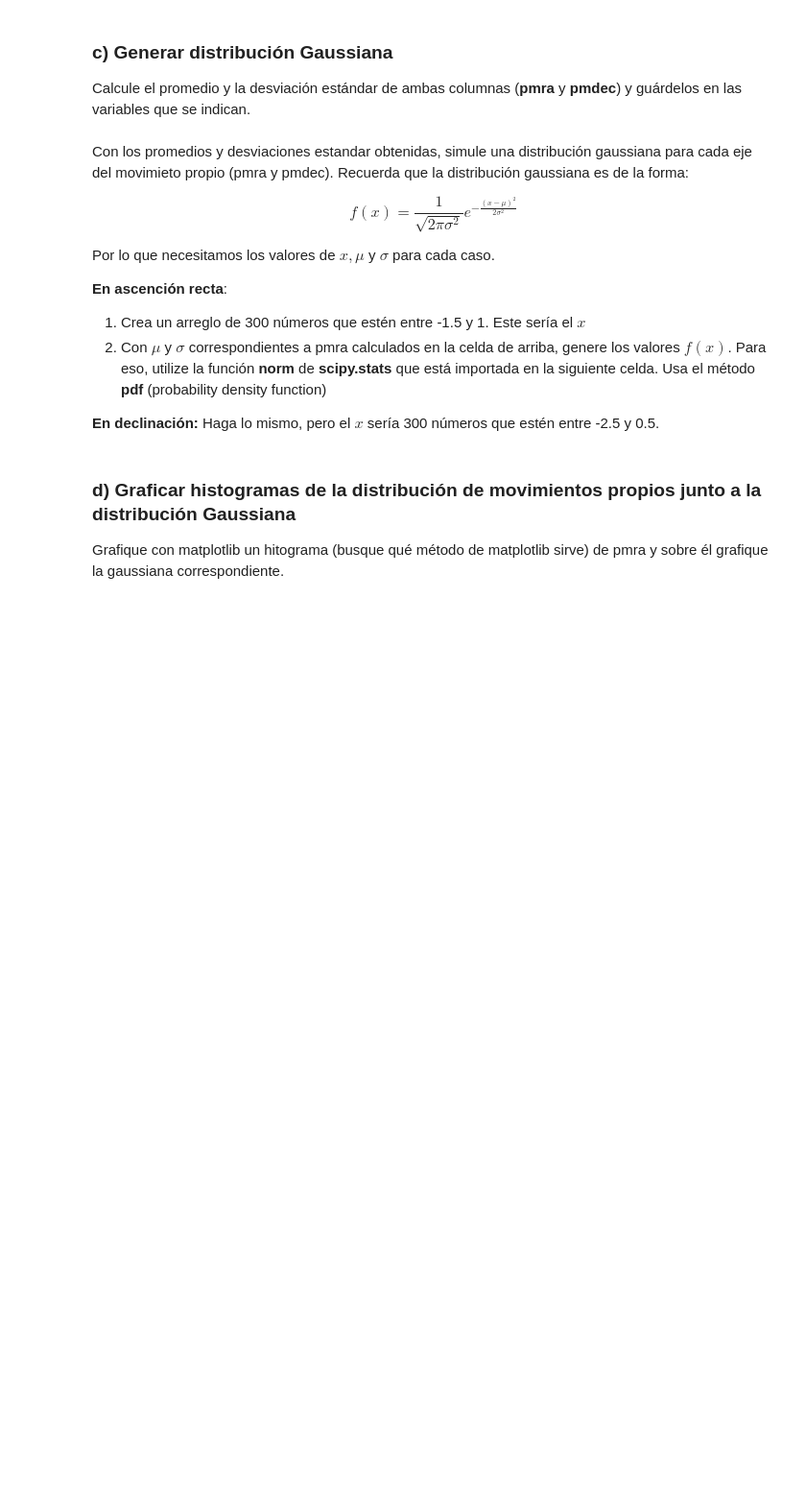
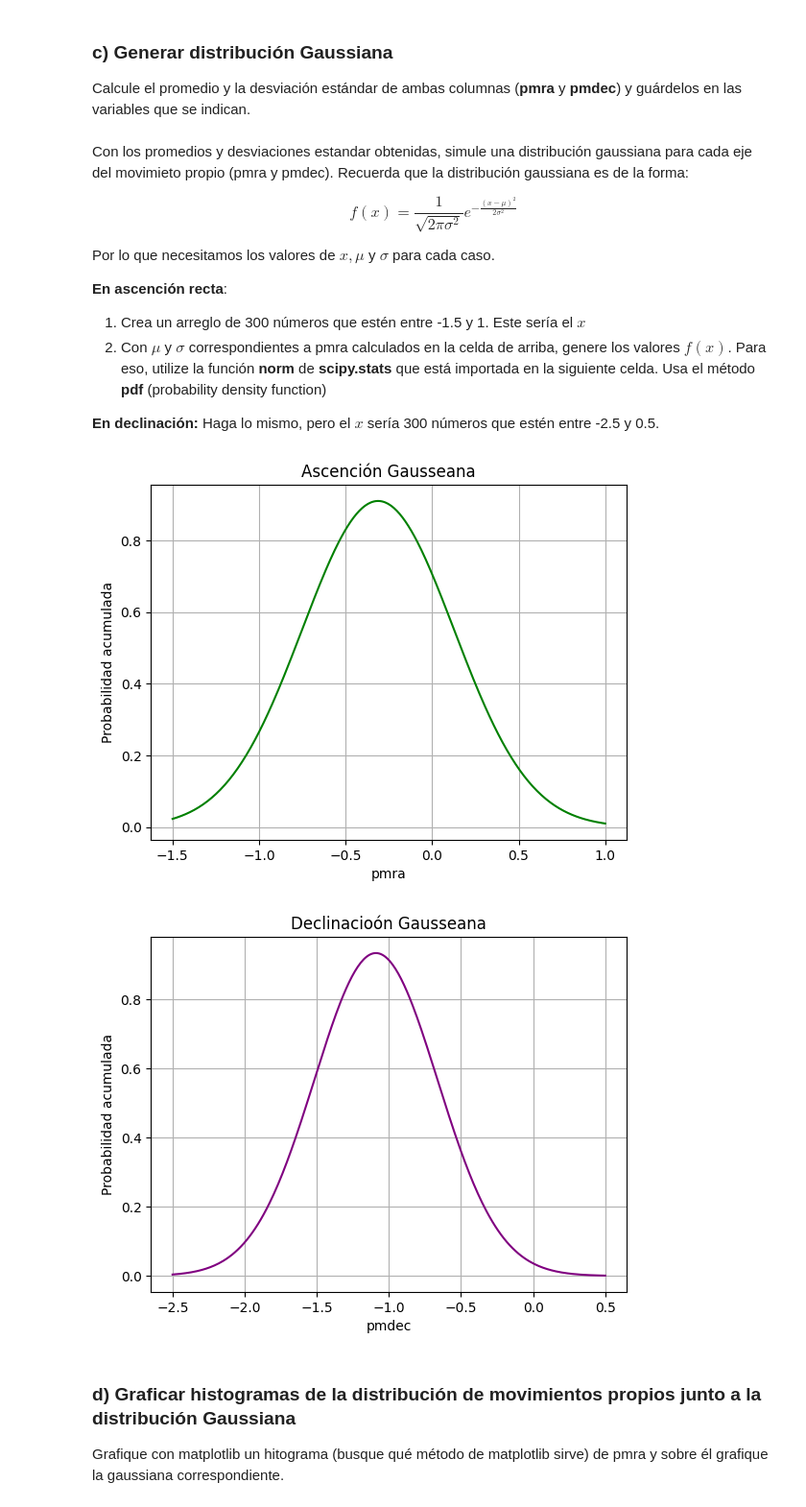
Before and after one commit to martinmaturana777/Tarea-2, a Jupyter notebook: Tarea2.ipynb, the cells around one changed output. Shown at 96% size. Drawn from its saved outputs; the diff is of its cells as text; code cells hidden in the pictures; blank space fills up the shorter version.

```diff
--- a/Tarea2.ipynb
+++ b/Tarea2.ipynb
@@ -130,19 +130,38 @@ Por lo que necesitamos los valores de $x, \mu$ y $\sigma$ para cada caso.
 **En declinación:**
 Haga lo mismo, pero el $x$ sería 300 números que estén entre -2.5 y 0.5.
 # %%
-import scipy
+#import scipy
 from scipy.stats import norm
-#creamos la función
+# función
 def gauss(x,mu,sigma):#no se leer y la cree yo mismo xd
   exponente= -((x-mu)**2)/(2*sigma**2)
   denominador=np.sqrt(2*np.pi*sigma**2)
   return (1/denominador)*np.exp(exponente)
-
+#arreglo
 x_pmra1 = np.linspace(-1.5,1,300)
 fx_pmra1 = scipy.stats.norm.pdf(x_pmra1,loc=mu_pmra,scale=std_pmra)
 
 x_pmdec2 =np.linspace(-2.5,0.5,300)
 fx_pmdec2 =scipy.stats.norm.pdf(x_pmdec2,loc=mu_pmdec,scale=std_pmdec)
+
+#plots
+plt.plot(x_pmra1,fx_pmra1,c= 'green')
+plt.title('Ascención Gausseana')
+plt.xlabel('pmra')
+plt.ylabel('Probabilidad acumulada')
+plt.grid()
+plt.show()
+
+
+plt.plot(x_pmdec2,fx_pmdec2,c= 'purple')
+plt.title('Declinacioón Gausseana')
+plt.xlabel('pmdec')
+plt.ylabel('Probabilidad acumulada')
+plt.grid()
+plt.show()
+# %% [output]
+[figure, added]
+[figure, added]
 # %% [markdown]
 ### d) Graficar histogramas de la distribución de movimientos propios junto a la distribución Gaussiana
 
```
Also changed, not shown: parts of 18 cells of this notebook.
